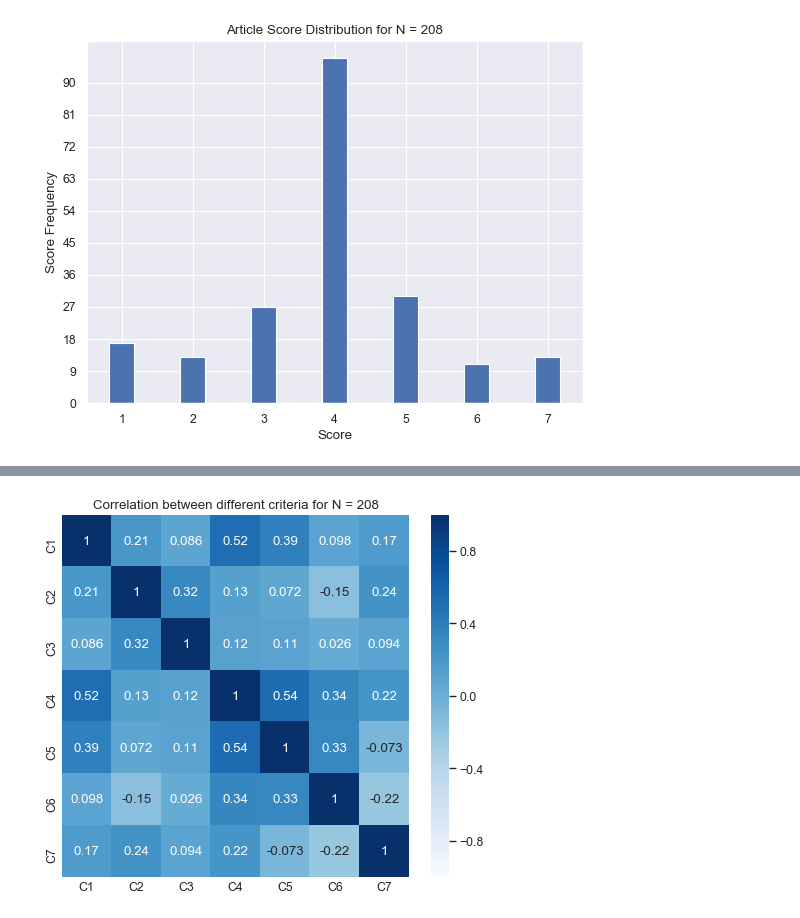
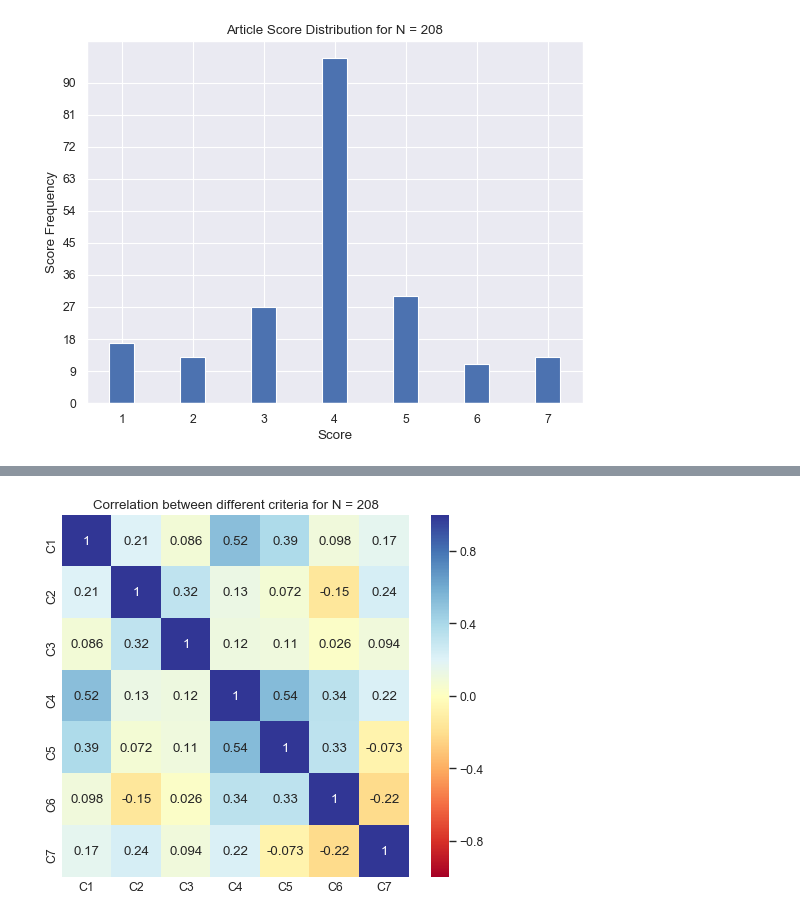
Before and after one commit to DioneJM/Honours-Thesis, a Jupyter notebook: Project/src/notebooks/Dataset-Visualisations.ipynb, the cells around one changed output, grey strips where cells are left out. Drawn from its saved outputs; the diff is of its cells as text; code cells hidden in the pictures.

```diff
--- a/Project/src/notebooks/Dataset-Visualisations.ipynb
+++ b/Project/src/notebooks/Dataset-Visualisations.ipynb
@@ -69,7 +81,7 @@ writer.save()
 #pre-processing
 from collections import defaultdict
 
-labelled_articles = pd.read_excel("dataset3.xlsx")
+labelled_articles = pd.read_excel("dataset4.xlsx")
 labelled_articles = labelled_articles.dropna(subset=['TEXT'])
 print(labelled_articles.shape)
 art_text_sent = np.array([sent_tokenize(article.split("TITLE: ")[1].replace("TEXT: ","").strip(" ")) for article in labelled_articles["TEXT"]])
@@ -164,11 +176,11 @@ C7  0.167278  0.236802  0.094491  0.219923 -0.073450 -0.217431  1.000000
 # %%
 import numpy as np; np.random.seed(0)
 import seaborn as sns; sns.set()
 uniform_data = np.random.rand(10, 12)
 plt.figure(figsize = (7,6), dpi=80)
-ax = sns.heatmap(scores.corr(), annot=True, vmin=-1, vmax=1, cmap="Blues")
+ax = sns.heatmap(scores.corr(), annot=True, vmin=-1, vmax=1, cmap="RdYlBu")
 ax.tick_params(length=0)
 ax.set_title("Correlation between different criteria for N = " + str(len(labelled_articles)))
 plt.show()
 # %% [output]
-[figure, old version]
+[figure, new version]
```
Also changed, not shown: parts of 4 cells of this notebook, 12 other files.
